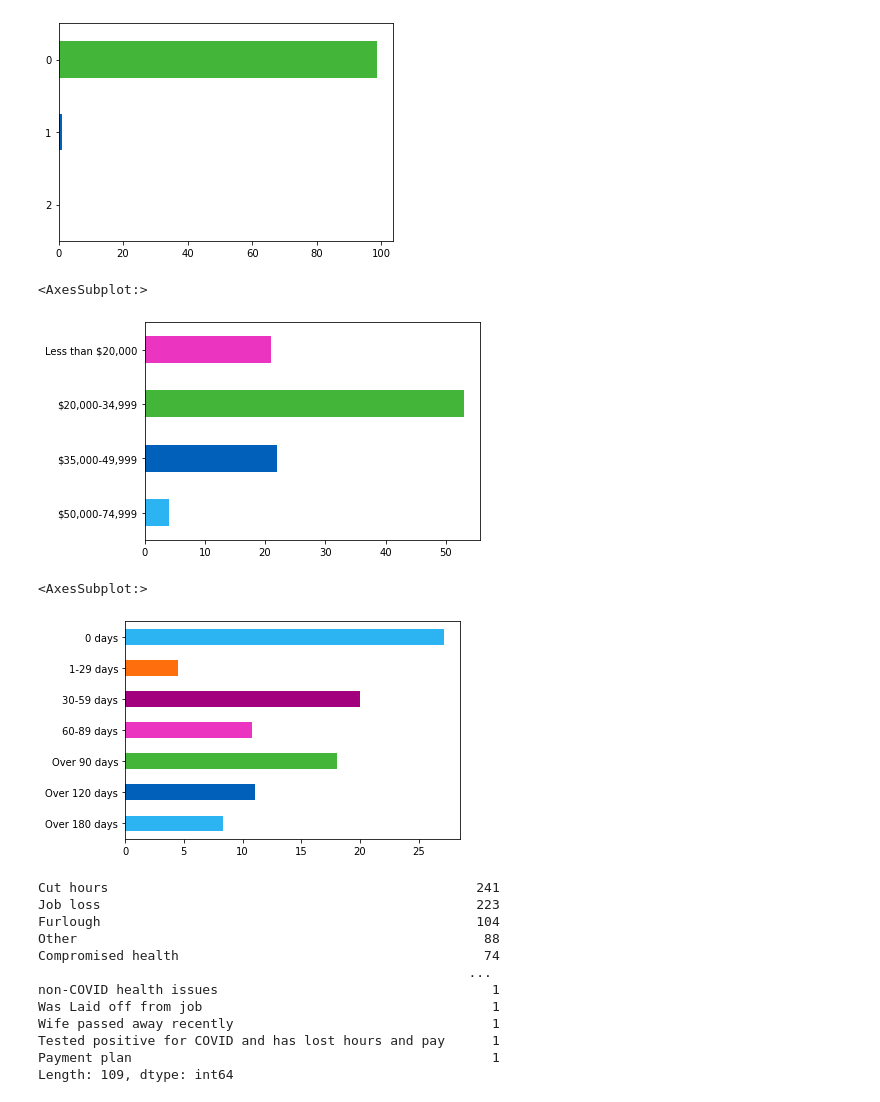
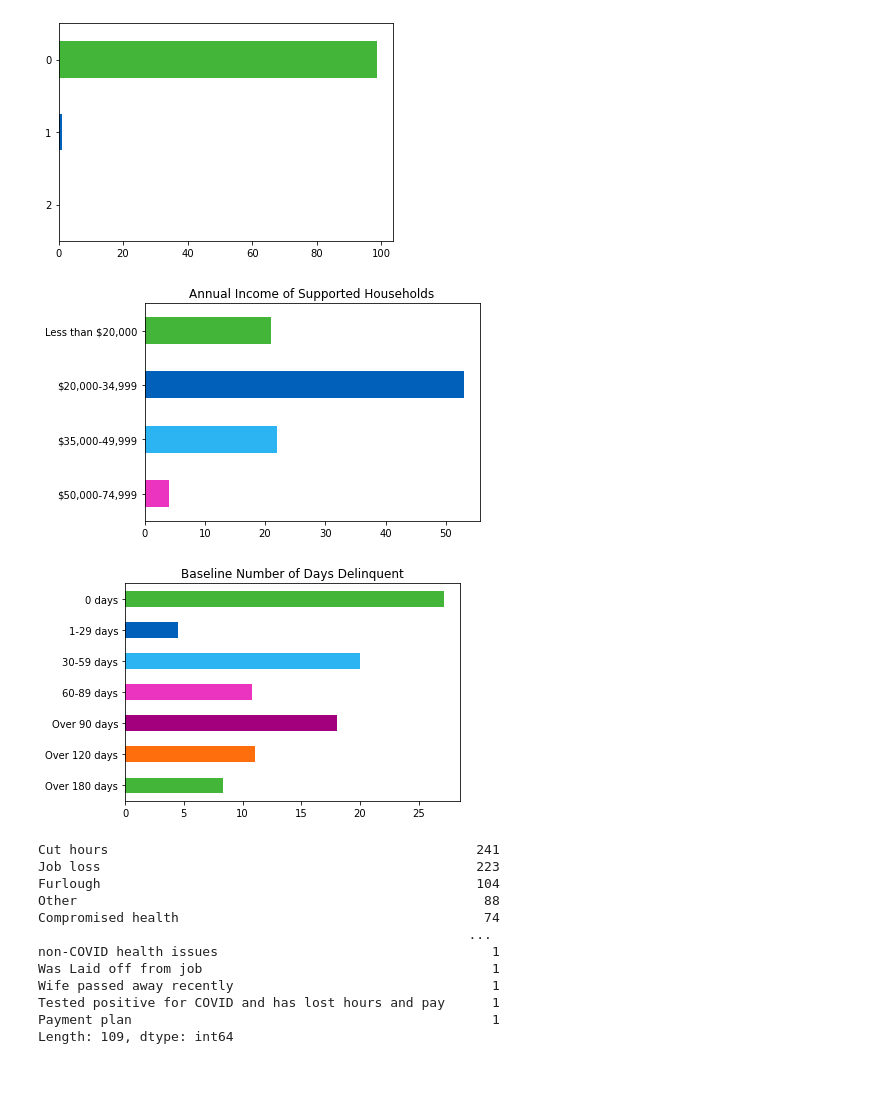
Before and after one commit to leahmealey/Mortgage-Relief-Infographic, a Jupyter notebook: Mortgage Relief.ipynb, the cells around one changed output. Saved outputs shown, nothing was run; the diff lists cells and outputs as text; code cells hidden in the pictures; blank space fills up the shorter version.

```diff
--- a/Mortgage Relief.ipynb
+++ b/Mortgage Relief.ipynb
@@ -16,7 +16,7 @@ code = "\n".join([make_html(font) for font in sorted(set([f.name for f in matplo
 
 HTML("<div style='column-count: 2;'>{}</div>".format(code))
 
-plt.rcParams.update({'font.family':'AppleGothic'})
+plt.rcParams.update({'font.family':'sans-serif'})
 # %%
 ## import table from HFHI
 mortgagerelief = pd.read_csv('MRData.csv')
@@ -113,12 +103,12 @@ numserved.plot.barh(color=['#2CB3F2', '#0060BA', '#43B538', '#EB34C0', '#A3007E'
 # %%
 ## Annual household income
 income = mortgagerelief['HH income'].dropna().value_counts().drop(['Unkown','$50,000 ', '$41,000 '])
 income = income/sum(income)*100
 income = income[['$50,000-74,999','$35,000-49,999','$20,000-34,999','Less than $20,000']]
-income.plot.barh(color=['#2CB3F2', '#0060BA', '#43B538', '#EB34C0', '#A3007E', '#FF6E0D'])
+income.plot.barh(color=['#EB34C0','#2CB3F2','#0060BA','#43B538'])
+plt.title('Annual Income of Supported Households');
 # %% [output]
-<AxesSubplot:>
-[figure, old version]
+[figure, new version]
 # %%
 ## Days delinquent: Baseline
 baseline = mortgagerelief[['Days Delinquent (reported by the 5th of the month for the previous month)']].dropna().reset_index()
@@ -147,10 +137,10 @@ for i in np.arange(len(baselinecat)):
 baselinecat = baselinecat.replace({'2months':'60-89 days','3months':'Over 90 days'}).value_counts()
 baselinecat = baselinecat[['Over 180 days','Over 120 days','Over 90 days','60-89 days','30-59 days','1-29 days','0 days']]
 baselinecat = baselinecat/sum(baselinecat)*100
-baselinecat.plot.barh(color=['#2CB3F2', '#0060BA', '#43B538', '#EB34C0', '#A3007E', '#FF6E0D'])
+baselinecat.plot.barh(color=['#43B538','#FF6E0D','#A3007E','#EB34C0','#2CB3F2','#0060BA','#43B538'])
+plt.title('Baseline Number of Days Delinquent');
 # %% [output]
-<AxesSubplot:>
-[figure, old version]
+[figure, new version]
 # %%
 ## Why are households delinquent on their mortgage? (baseline)
 
```
Also changed, not shown: parts of 5 cells of this notebook, 1 other file.
